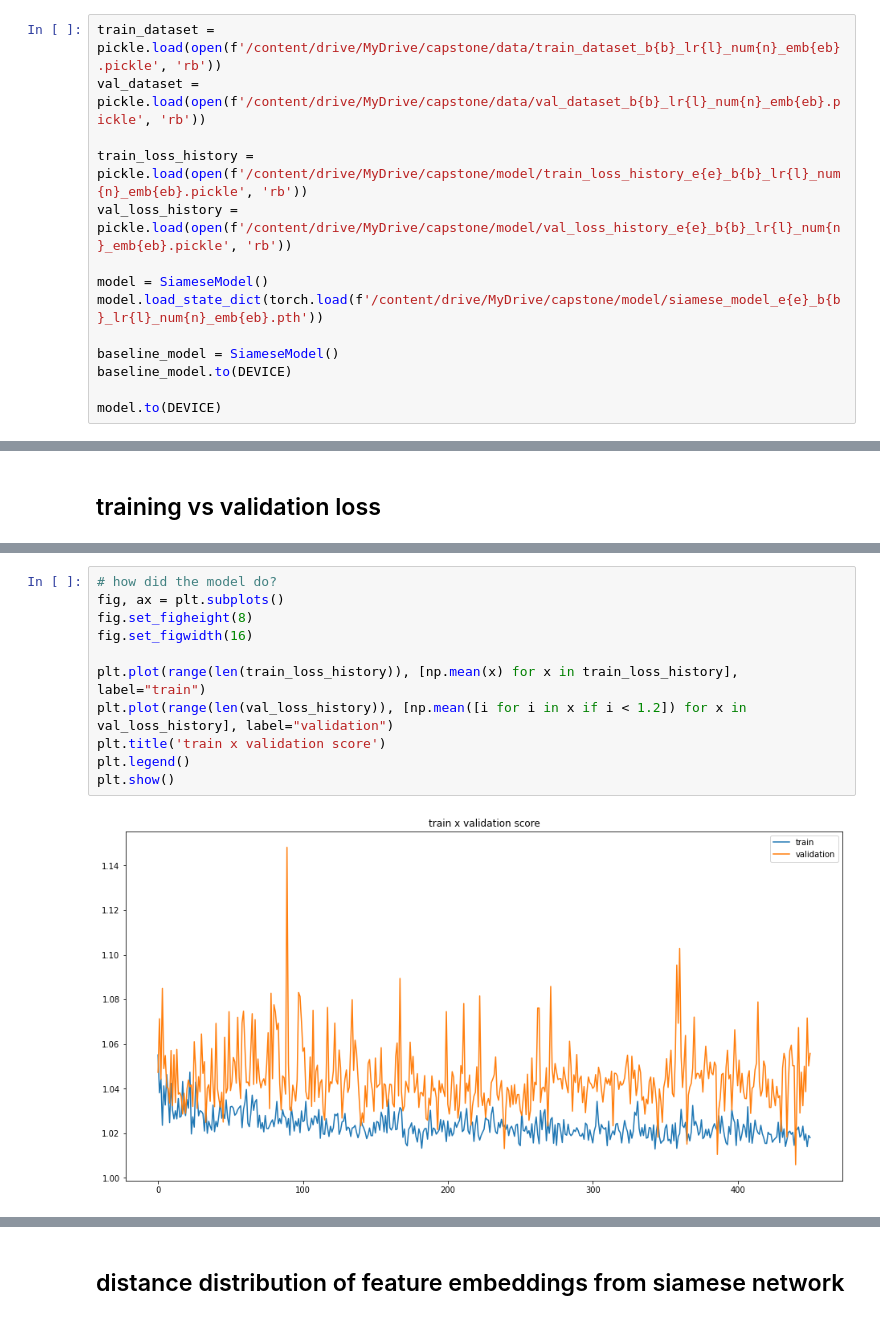
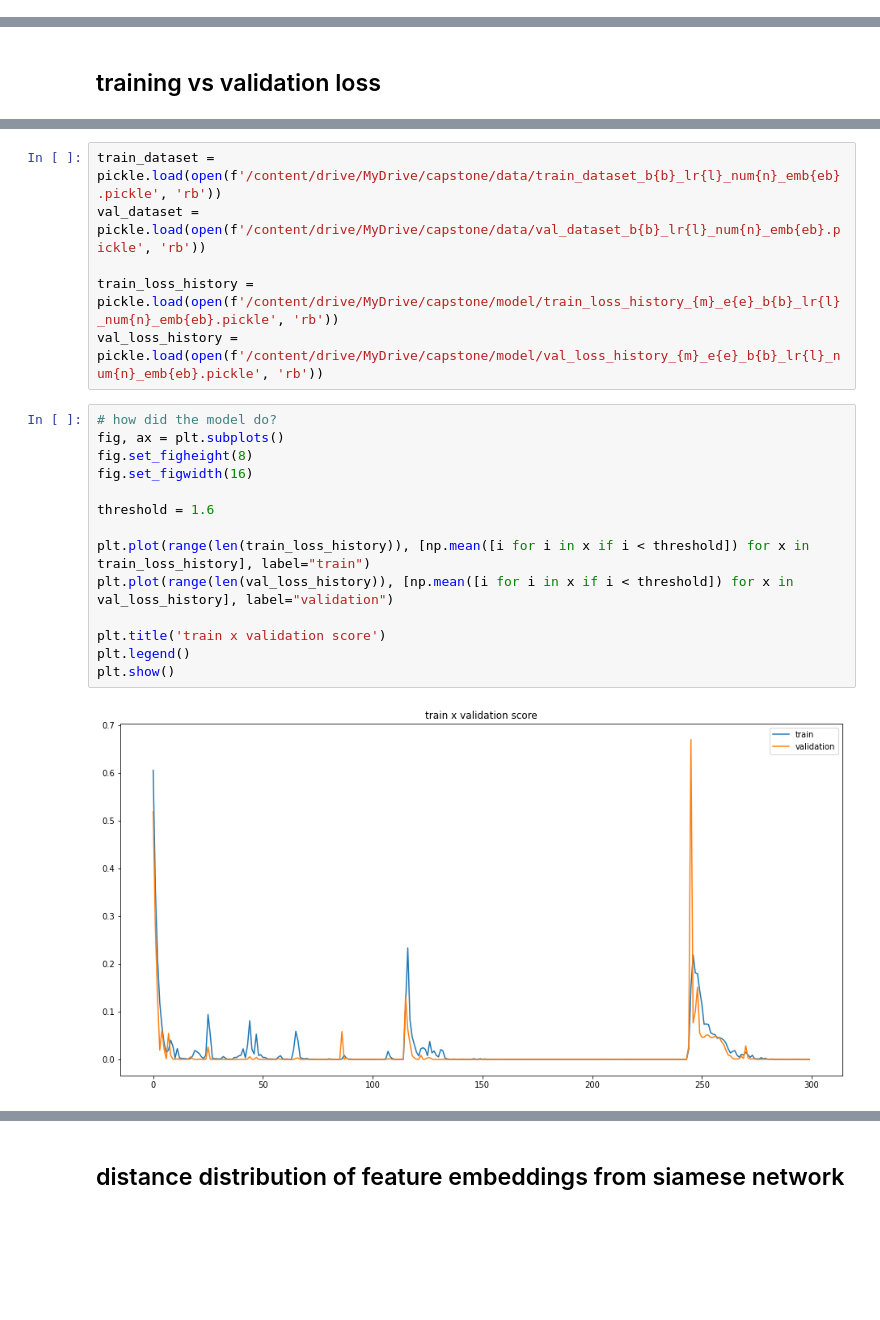
Before and after one commit to rchllllll/cp5105-capstone-proj, a Jupyter notebook: visualisation.ipynb, the cells around one changed output, grey strips where cells are left out. Saved outputs shown, nothing was run; the diff lists cells and outputs as text; blank space fills up the shorter version.

Commit message:
added analysis of images

```diff
--- a/visualisation.ipynb
+++ b/visualisation.ipynb
@@ -67,14 +37,0 @@ entries
-# %%
-train_dataset = pickle.load(open(f'/content/drive/MyDrive/capstone/data/train_dataset_b{b}_lr{l}_num{n}_emb{eb}.pickle', 'rb'))
-val_dataset = pickle.load(open(f'/content/drive/MyDrive/capstone/data/val_dataset_b{b}_lr{l}_num{n}_emb{eb}.pickle', 'rb'))
-
-train_loss_history = pickle.load(open(f'/content/drive/MyDrive/capstone/model/train_loss_history_e{e}_b{b}_lr{l}_num{n}_emb{eb}.pickle', 'rb'))
-val_loss_history = pickle.load(open(f'/content/drive/MyDrive/capstone/model/val_loss_history_e{e}_b{b}_lr{l}_num{n}_emb{eb}.pickle', 'rb'))
-
-model = SiameseModel()
-model.load_state_dict(torch.load(f'/content/drive/MyDrive/capstone/model/siamese_model_e{e}_b{b}_lr{l}_num{n}_emb{eb}.pth'))
-
-baseline_model = SiameseModel()
-baseline_model.to(DEVICE)
-
-model.to(DEVICE)
@@ -85,13 +72,22 @@ model.to(DEVICE)
+# %%
+train_dataset = pickle.load(open(f'/content/drive/MyDrive/capstone/data/train_dataset_b{b}_lr{l}_num{n}_emb{eb}.pickle', 'rb'))
+val_dataset = pickle.load(open(f'/content/drive/MyDrive/capstone/data/val_dataset_b{b}_lr{l}_num{n}_emb{eb}.pickle', 'rb'))
+
+train_loss_history = pickle.load(open(f'/content/drive/MyDrive/capstone/model/train_loss_history_{m}_e{e}_b{b}_lr{l}_num{n}_emb{eb}.pickle', 'rb'))
+val_loss_history = pickle.load(open(f'/content/drive/MyDrive/capstone/model/val_loss_history_{m}_e{e}_b{b}_lr{l}_num{n}_emb{eb}.pickle', 'rb'))
 # %%
 # how did the model do?
 fig, ax = plt.subplots()
 fig.set_figheight(8)
 fig.set_figwidth(16)
 
-plt.plot(range(len(train_loss_history)), [np.mean(x) for x in train_loss_history], label="train")
-plt.plot(range(len(val_loss_history)), [np.mean([i for i in x if i < 1.2]) for x in val_loss_history], label="validation")
+threshold = 1.6
+
+plt.plot(range(len(train_loss_history)), [np.mean([i for i in x if i < threshold]) for x in train_loss_history], label="train")
+plt.plot(range(len(val_loss_history)), [np.mean([i for i in x if i < threshold]) for x in val_loss_history], label="validation")
+
 plt.title('train x validation score')
 plt.legend()
 plt.show()
 # %% [output]
-[figure, old version]
+[figure, new version]
```
Also changed, not shown: parts of 24 cells of this notebook.
